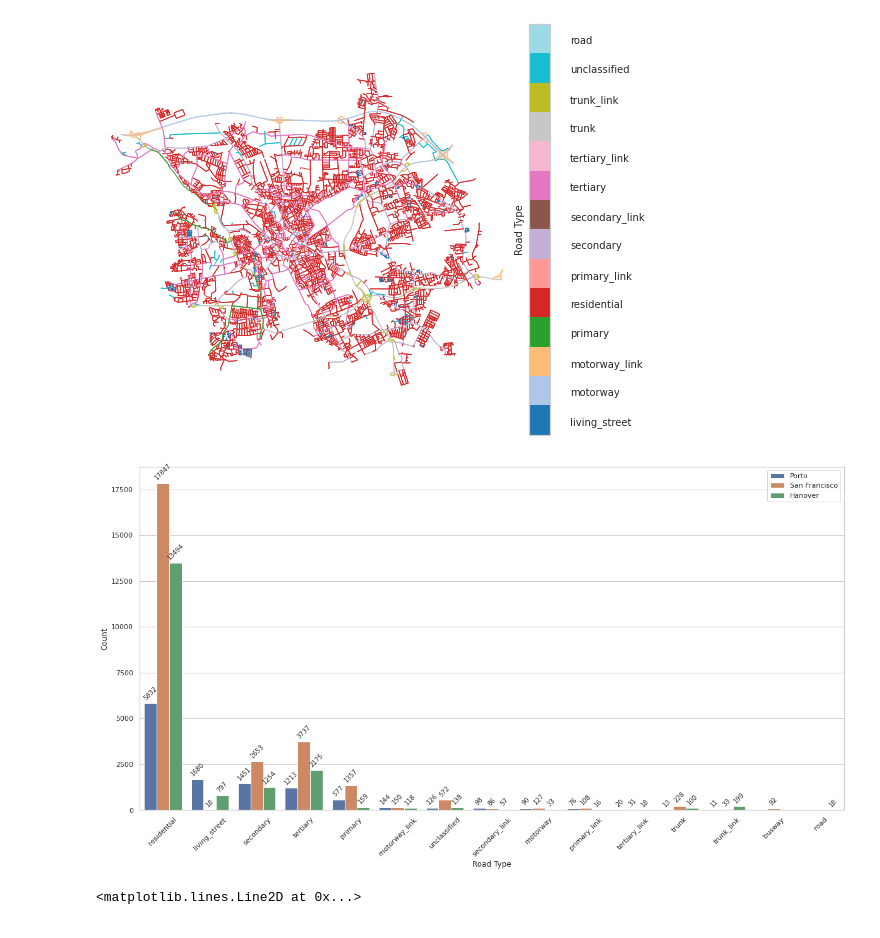
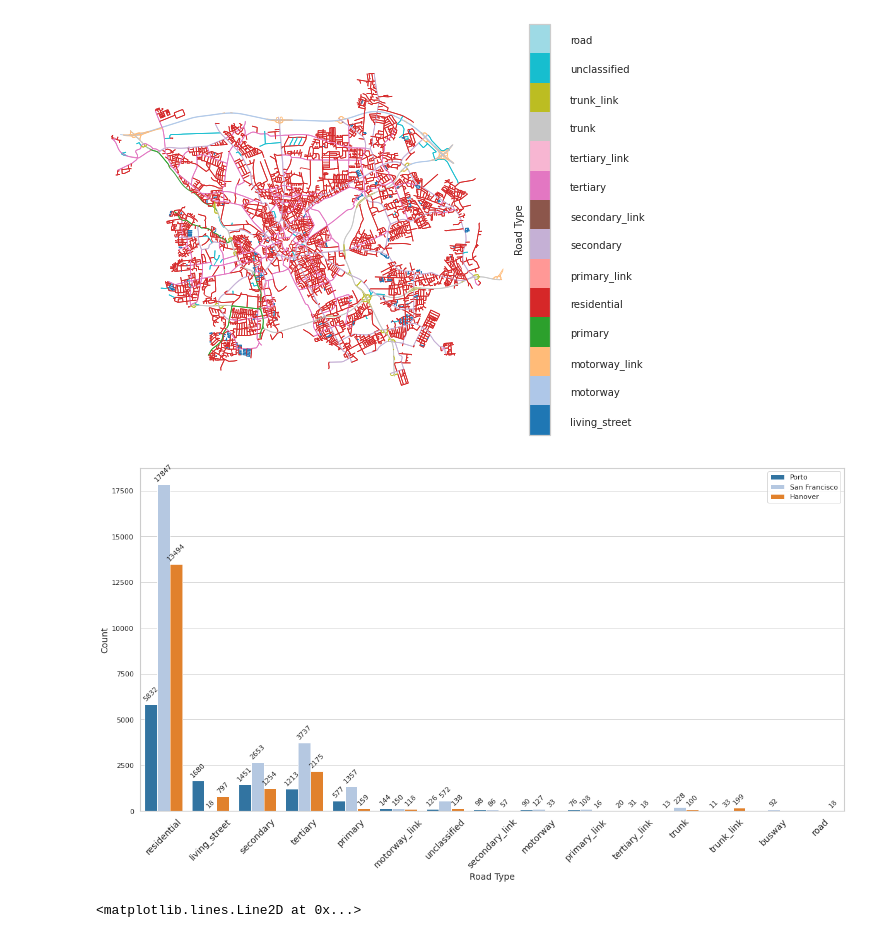
Before and after one commit to SwiftPredator/Trajectory-based-Road-Network-Representation-Learning, a Jupyter notebook: evaluation/explanatory_data_analysis.ipynb, the cells around one changed output. Saved outputs shown, nothing was run; the diff lists cells and outputs as text; code cells hidden in the pictures.

```diff
--- a/evaluation/explanatory_data_analysis.ipynb
+++ b/evaluation/explanatory_data_analysis.ipynb
@@ -171,34 +189,36 @@ fig.savefig("../data/images/ha_road_types.png")
 # %%
 """
 Create density plot for road label
 """
 cities = ["porto", "sf", "hanover"]
 names = ["Porto", "San Francisco", "Hanover"]
 counts = pd.DataFrame()
 for c, na in zip(cities, names):
     n = RoadNetwork()
     n.load(f"../osm_data/{c}")
     count = n.gdf_edges["highway"].value_counts().rename_axis('Road Type').reset_index(name='Count')
     count["City"] = na
     counts = pd.concat([counts, count])
 
 highways = list(static_color_map.keys())
 highways.extend(["busway", "road"])
 
 high_count = 15
 plt.cm.register_cmap("roadcolor", cmap.reversed())
 high_dict = dict(zip(np.arange(high_count), highways))
 # highway = df["highway"].map(high_dict)
 cpal = sns.color_palette("roadcolor", n_colors=high_count )
 f, ax = plt.subplots(figsize=(20, 10))
-g = sns.barplot(x="Road Type", y="Count", hue="City", data=counts, ax=ax)
+g = sns.barplot(x="Road Type", y="Count", hue="City", data=counts, ax=ax, palette="tab20")
 # g.set_yscale("log")
 plt.legend(loc='upper right')
-plt.xticks(rotation=45)
+plt.xticks(fontsize=14, rotation=45)
+plt.xlabel(xlabel="Road Type", fontsize=14)
+plt.ylabel(ylabel="Count", fontsize=14)
 for i in ax.containers:
-    ax.bar_label(i, fontsize=10, rotation=45, padding=3)
+    ax.bar_label(i, fontsize=11, rotation=45, padding=3)
 # %% [output]
-[figure, old version]
+[figure, new version]
 # %%
 """
 Density plots for speed and utilization
```
Also changed, not shown: parts of 2 cells of this notebook, 16 other files.
